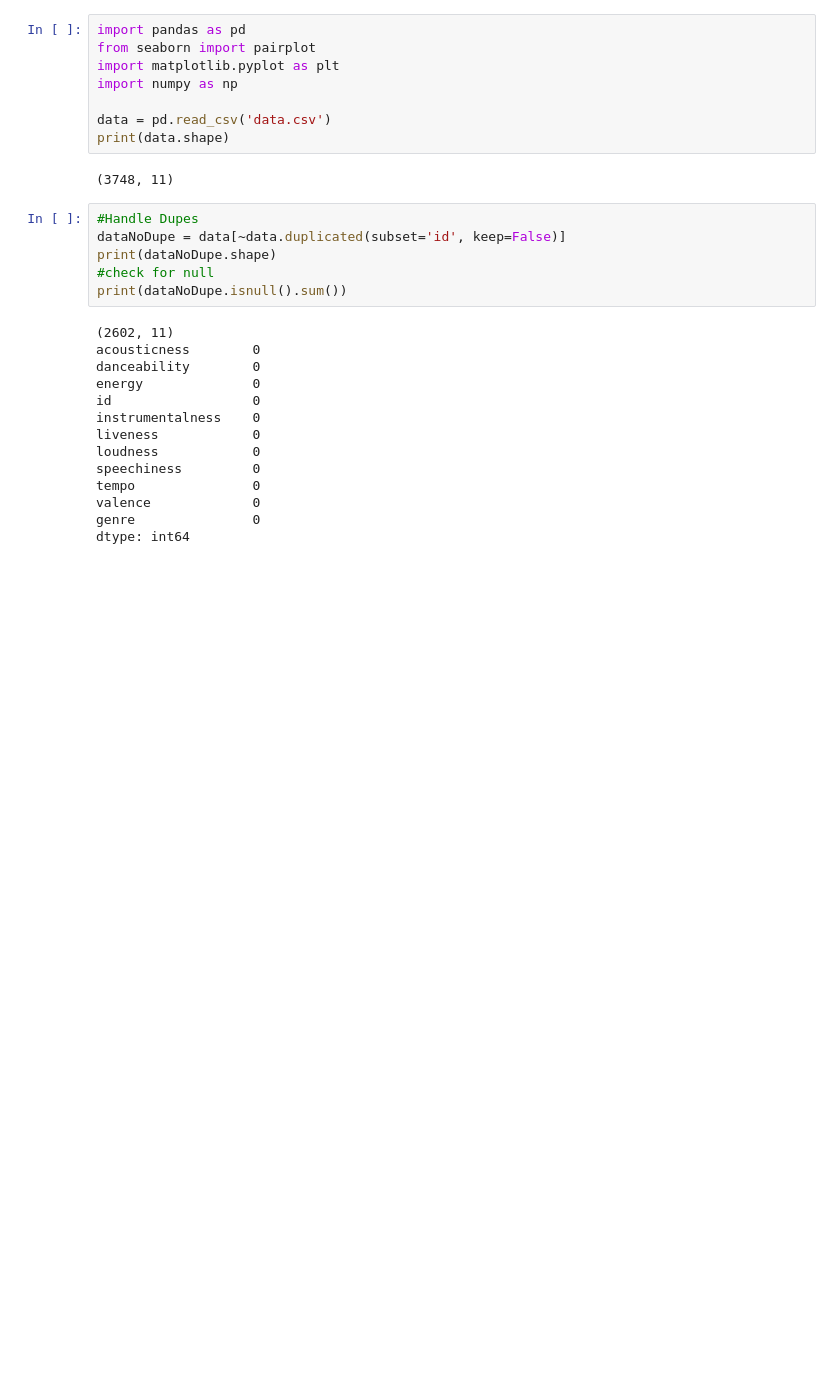
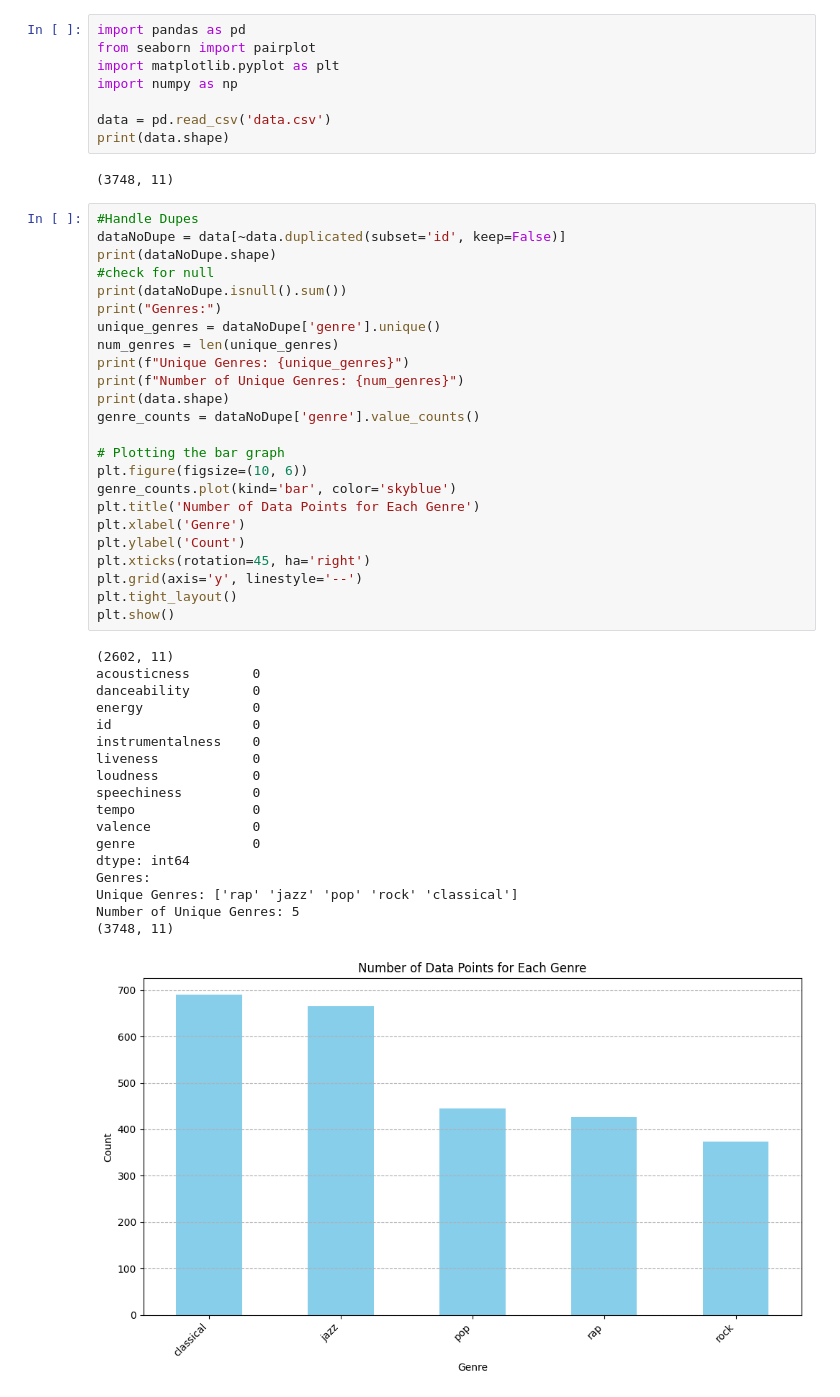
Before and after one commit to linusedman/Data-mining-I, a Jupyter notebook: mini_project/preprocessing.ipynb, the cells around one changed output. Cells and saved outputs as stored; diff of their text form; blank space fills up the shorter version.

```diff
--- a/mini_project/preprocessing.ipynb
+++ b/mini_project/preprocessing.ipynb
@@ -8,26 +8,49 @@ data = pd.read_csv('data.csv')
 print(data.shape)
 # %% [output]
 (3748, 11)
-# %%
-#Handle Dupes
-dataNoDupe = data[~data.duplicated(subset='id', keep=False)]
-print(dataNoDupe.shape)
-#check for null
-print(dataNoDupe.isnull().sum())
-# %% [output]
-(2602, 11)
-acousticness        0
-danceability        0
-energy              0
-id                  0
-instrumentalness    0
-liveness            0
-loudness            0
-speechiness         0
-tempo               0
-valence             0
-genre               0
-dtype: int64
+# %%
+#Handle Dupes
+dataNoDupe = data[~data.duplicated(subset='id', keep=False)]
+print(dataNoDupe.shape)
+#check for null
+print(dataNoDupe.isnull().sum())
+print("Genres:")
+unique_genres = dataNoDupe['genre'].unique()
+num_genres = len(unique_genres)
+print(f"Unique Genres: {unique_genres}")
+print(f"Number of Unique Genres: {num_genres}")
+print(data.shape)
+genre_counts = dataNoDupe['genre'].value_counts()
+
+# Plotting the bar graph
+plt.figure(figsize=(10, 6))
+genre_counts.plot(kind='bar', color='skyblue')
+plt.title('Number of Data Points for Each Genre')
+plt.xlabel('Genre')
+plt.ylabel('Count')
+plt.xticks(rotation=45, ha='right')
+plt.grid(axis='y', linestyle='--')
+plt.tight_layout()
+plt.show()
+# %% [output]
+(2602, 11)
+acousticness        0
+danceability        0
+energy              0
+id                  0
+instrumentalness    0
+liveness            0
+loudness            0
+speechiness         0
+tempo               0
+valence             0
+genre               0
+dtype: int64
+Genres:
+Unique Genres: ['rap' 'jazz' 'pop' 'rock' 'classical']
+Number of Unique Genres: 5
+(3748, 11)
+[figure, added]
 # %%
 from sklearn.preprocessing import MinMaxScaler
 
```
Also changed, not shown: parts of 12 cells of this notebook.
